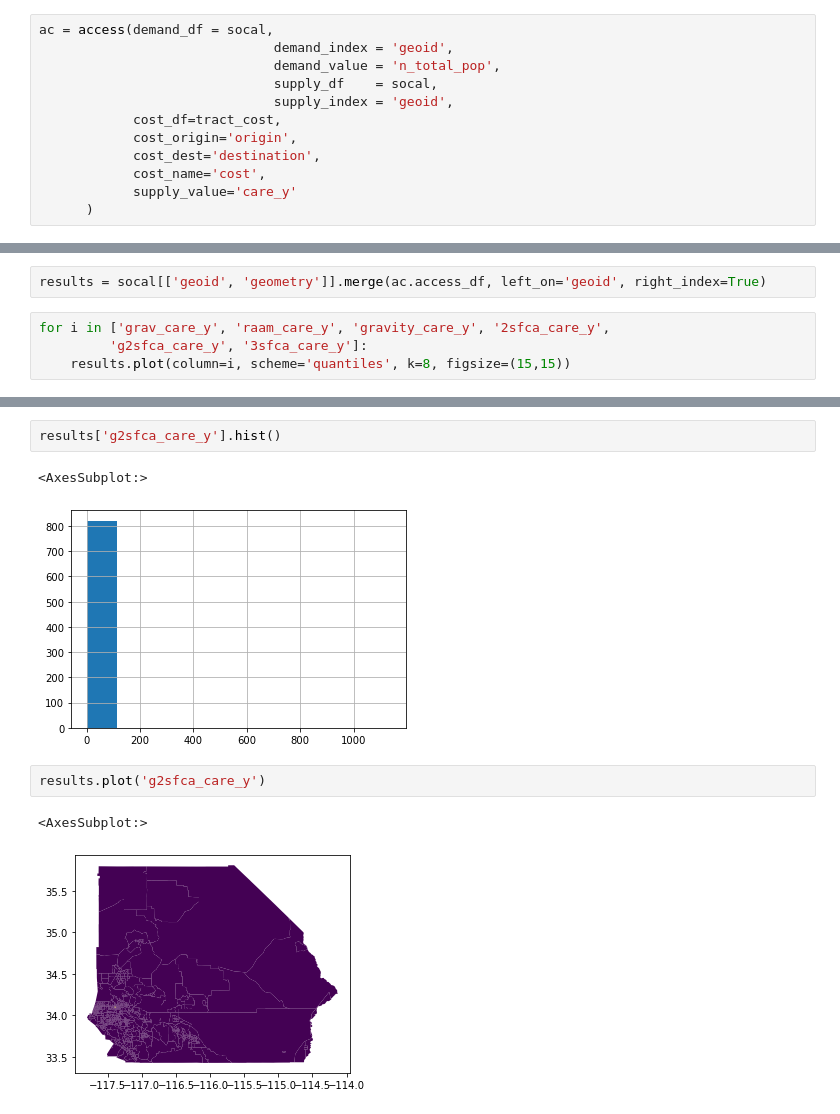
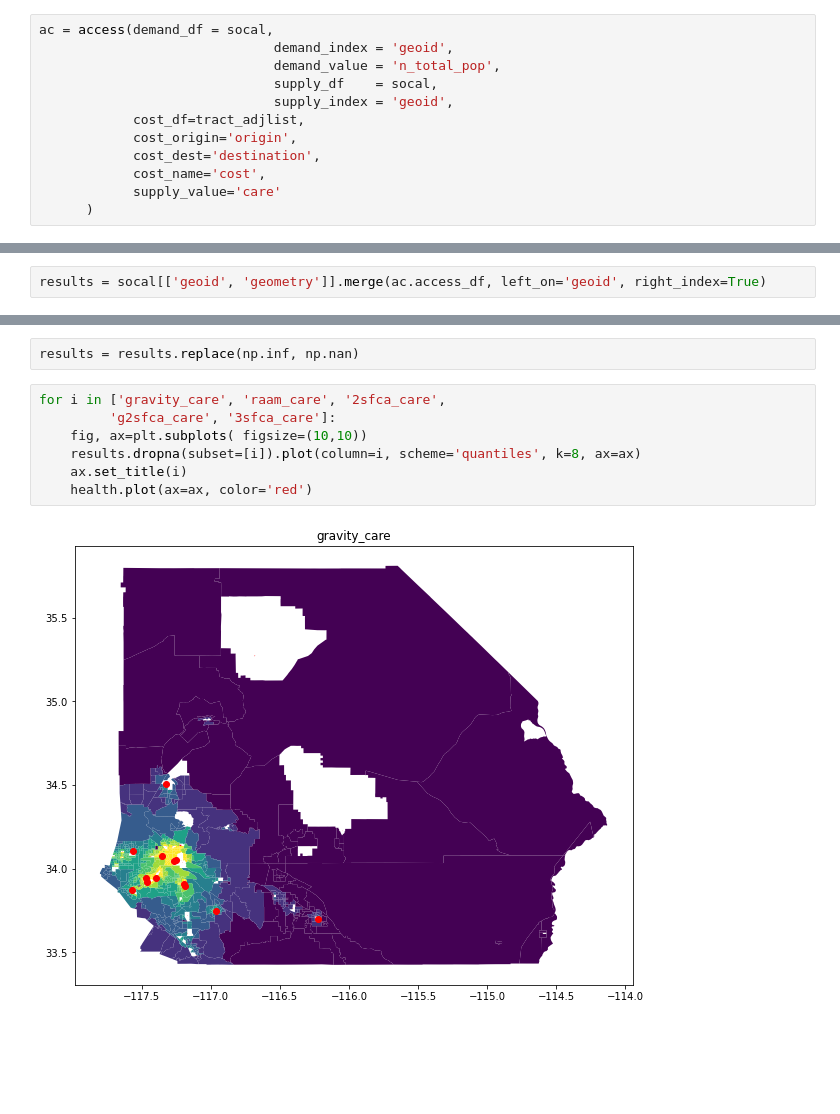
Before and after one commit to knaaptime/healthacc, a Jupyter notebook: notebooks/simple_access.ipynb, the cells around one changed output, grey strips where cells are left out. Cells and saved outputs as stored; diff of their text form; blank space fills up the shorter version.

```diff
--- a/notebooks/simple_access.ipynb
+++ b/notebooks/simple_access.ipynb
@@ -151,11 +185,11 @@ ac = access(demand_df = socal,
                               demand_value = 'n_total_pop',
                               supply_df    = socal,
                               supply_index = 'geoid',
-            cost_df=tract_cost,
+            cost_df=tract_adjlist,
             cost_origin='origin',
             cost_dest='destination',
             cost_name='cost',
-            supply_value='care_y'
+            supply_value='care'
       )
 # %%
 gravity = acweights.gravity(scale = 60, alpha = -1)
@@ -187,6 +221,2 @@ access INFO     :: Overwriting 2sfca_care_y.
 # %%
 results = socal[['geoid', 'geometry']].merge(ac.access_df, left_on='geoid', right_index=True)
-# %%
-for i in ['grav_care_y', 'raam_care_y', 'gravity_care_y', '2sfca_care_y',
-         'g2sfca_care_y', '3sfca_care_y']:
-    results.plot(column=i, scheme='quantiles', k=8, figsize=(15,15))
@@ -200,10 +223,11 @@ for i in ['grav_care_y', 'raam_care_y', 'gravity_care_y', '2sfca_care_y',
-# %%
-results['g2sfca_care_y'].hist()
-# %% [output]
-<AxesSubplot:>
-[figure, removed]
-# %%
-results.plot('g2sfca_care_y')
-# %% [output]
-<AxesSubplot:>
-[figure, removed]
+# %%
+results = results.replace(np.inf, np.nan)
+# %%
+for i in ['gravity_care', 'raam_care', '2sfca_care',
+         'g2sfca_care', '3sfca_care']:
+    fig, ax=plt.subplots( figsize=(10,10))
+    results.dropna(subset=[i]).plot(column=i, scheme='quantiles', k=8, ax=ax)
+    ax.set_title(i)
+    health.plot(ax=ax, color='red')
+# %% [output]
+[figure, added]
```
Also changed, not shown: parts of 19 cells of this notebook.
